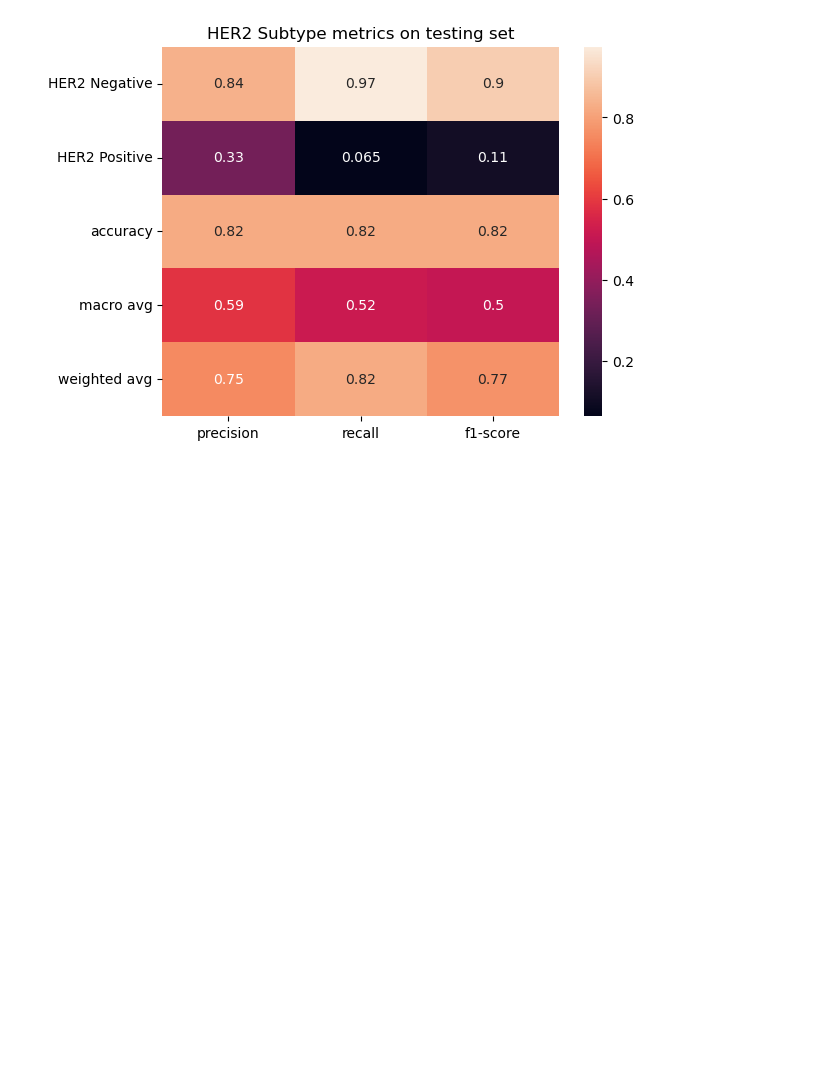
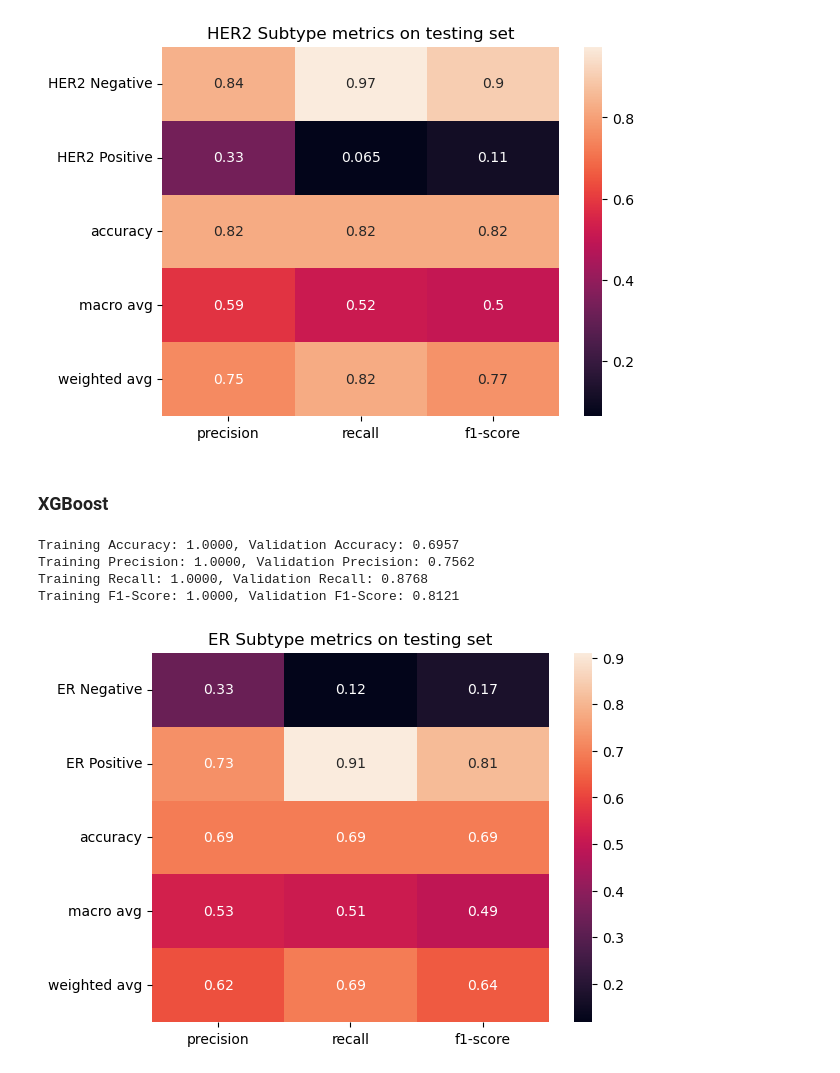
Before and after one commit to breast-cancer-detection-with-mri-images/Breast-Cancer-Subtype-from-MRI, a Jupyter notebook: modelling/ML models.ipynb, the cells around one changed output. Cells and saved outputs as stored; diff of their text form; code cells hidden in the pictures; blank space fills up the shorter version.

Commit message:
added xgboost

```diff
--- a/modelling/ML models.ipynb
+++ b/modelling/ML models.ipynb
@@ -273,3 +273,14 @@ Training Precision: 1.0000, Validation Precision: 0.2500
 Training Recall: 0.9901, Validation Recall: 0.0323
 Training F1-Score: 0.9950, Validation F1-Score: 0.0571
 [figure]
+# %% [markdown]
+### XGBoost
+# %%
+xgb_er = xgb.XGBClassifier(n_estimators = 20, max_depth = 10, max_leaves = 20)
+report, nb_er = get_classification_report(xgb_er, train_x, train_y_er, val_x, val_y_er, test_x, test_y_er, ['ER Negative', 'ER Positive'], 'ER Subtype metrics on testing set')
+# %% [output]
+Training Accuracy: 1.0000, Validation Accuracy: 0.6957
+Training Precision: 1.0000, Validation Precision: 0.7562
+Training Recall: 1.0000, Validation Recall: 0.8768
+Training F1-Score: 1.0000, Validation F1-Score: 0.8121
+[figure, added]
```
Also changed, not shown: parts of 3 cells of this notebook.
